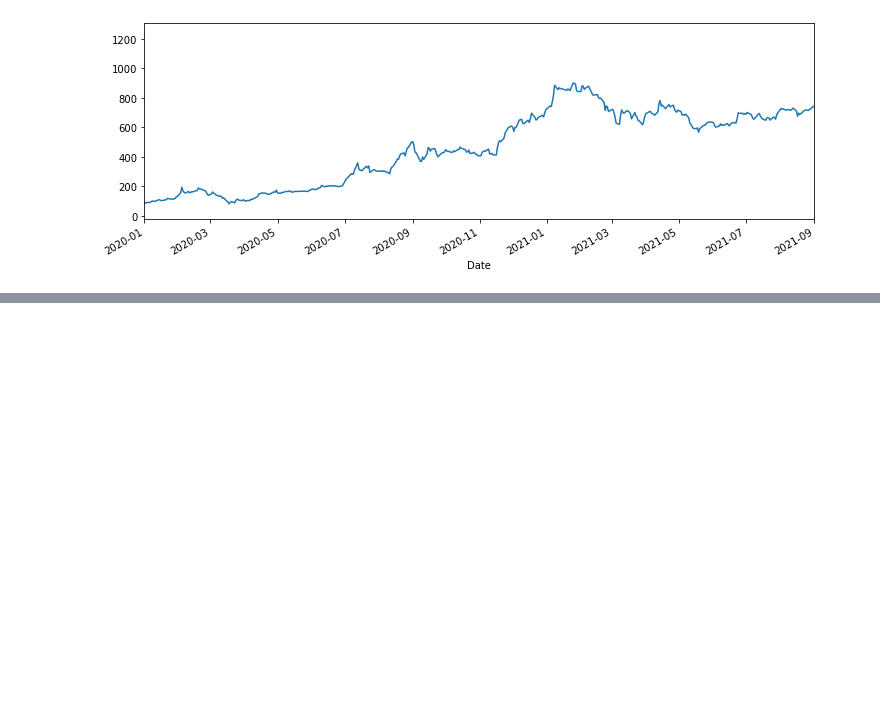
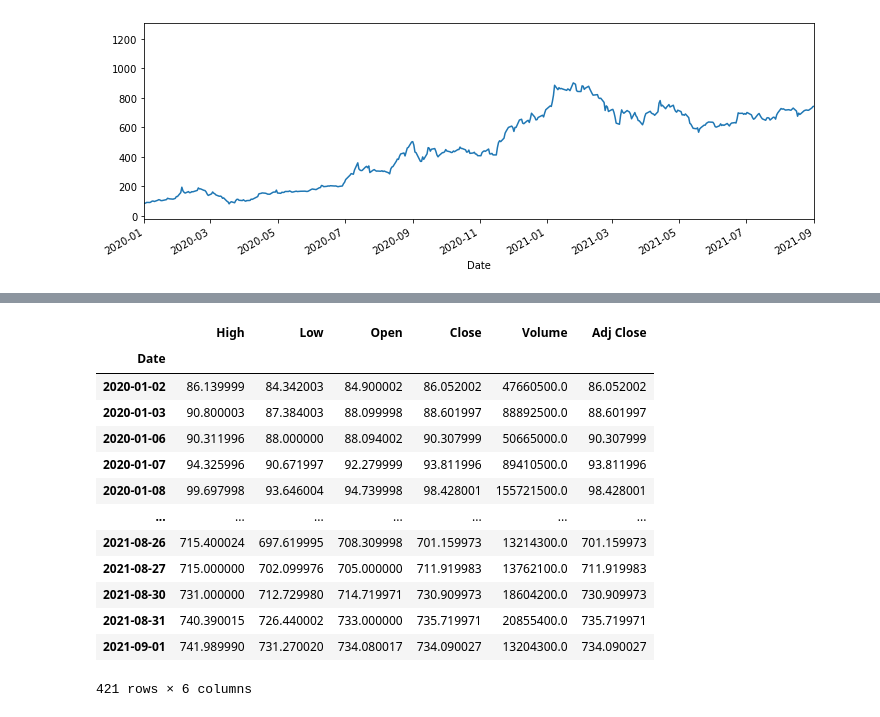
Before and after one commit to veerandra7/time_series_full_with_implementation, a Jupyter notebook: 01_time_series_eda.ipynb, the cells around one changed output, grey strips where cells are left out. Cells and saved outputs as stored; diff of their text form; code cells hidden in the pictures; blank space fills up the shorter version.

```diff
--- a/01_time_series_eda.ipynb
+++ b/01_time_series_eda.ipynb
@@ -58,0 +89,17 @@ df_tesla['High'].plot(xlim=['2020-01-01','2021-09-01'],figsize=(12,4))
+# %%
+df_tesla.loc['2020-01-01':'2021-09-01']
+# %% [output]
+|  | High | Low | Open | Close | Volume | Adj Close |
+| Date |  |  |  |  |  |  |
+| 2020-01-02 | 86.139999 | 84.342003 | 84.900002 | 86.052002 | 47660500.0 | 86.052002 |
+| 2020-01-03 | 90.800003 | 87.384003 | 88.099998 | 88.601997 | 88892500.0 | 88.601997 |
+| 2020-01-06 | 90.311996 | 88.000000 | 88.094002 | 90.307999 | 50665000.0 | 90.307999 |
+| 2020-01-07 | 94.325996 | 90.671997 | 92.279999 | 93.811996 | 89410500.0 | 93.811996 |
+| 2020-01-08 | 99.697998 | 93.646004 | 94.739998 | 98.428001 | 155721500.0 | 98.428001 |
+| ... | ... | ... | ... | ... | ... | ... |
+| 2021-08-26 | 715.400024 | 697.619995 | 708.309998 | 701.159973 | 13214300.0 | 701.159973 |
+| 2021-08-27 | 715.000000 | 702.099976 | 705.000000 | 711.919983 | 13762100.0 | 711.919983 |
+| 2021-08-30 | 731.000000 | 712.729980 | 714.719971 | 730.909973 | 18604200.0 | 730.909973 |
+| 2021-08-31 | 740.390015 | 726.440002 | 733.000000 | 735.719971 | 20855400.0 | 735.719971 |
+| 2021-09-01 | 741.989990 | 731.270020 | 734.080017 | 734.090027 | 13204300.0 | 734.090027 |
+421 rows × 6 columns
```
Also changed, not shown: parts of 9 cells of this notebook.
